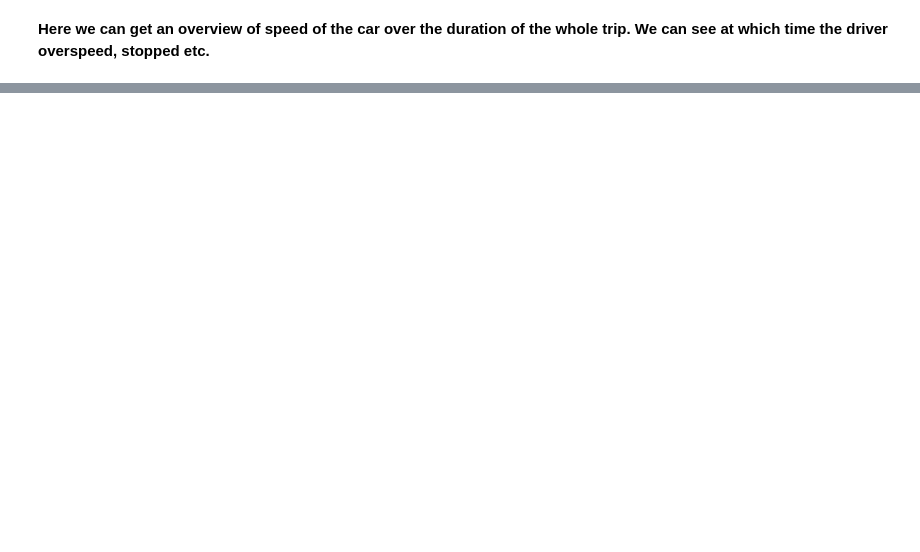
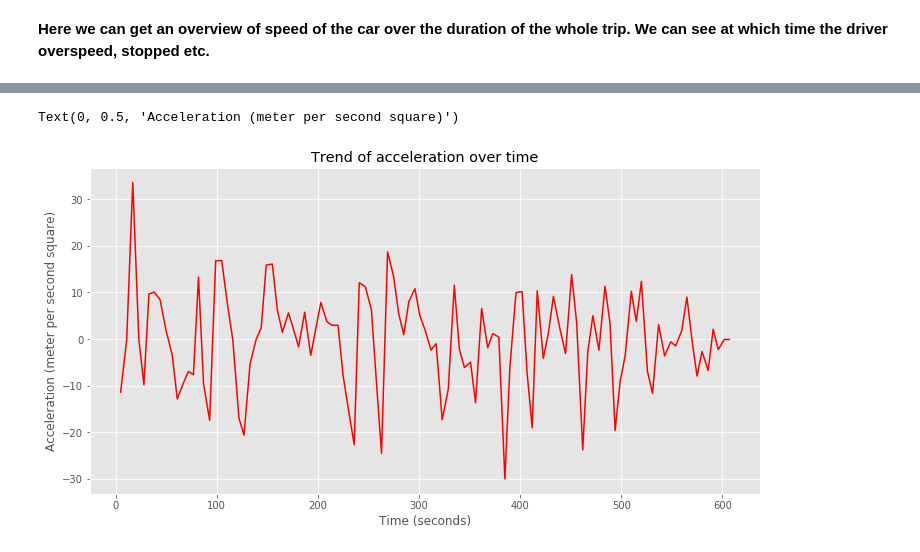
Before and after one commit to anish2197/data-analystics, a Jupyter notebook: Day 4.ipynb, the cells around one changed output, grey strips where cells are left out. Cells and saved outputs as stored; diff of their text form; code cells hidden in the pictures; blank space fills up the shorter version.

```diff
--- a/Day 4.ipynb
+++ b/Day 4.ipynb
@@ -142,0 +147,16 @@ plt.show()
+# %%
+# We can use the dataframe created in above section to find out acceleration
+
+df_acc = pd.DataFrame(columns=["time", "accleration"])
+
+length = len(df_speed) - 1
+
+for i in range(length):
+
+    time = (df_speed["time"].iloc[i])*60
+    speed_delta = df_speed["speed"].iloc[i+1] - df_speed["speed"].iloc[i]
+    time_delta = df_speed["time"].iloc[i+1] - df_speed["time"].iloc[i]
+
+    acceleration = speed_delta - time_delta
+
+    df_acc = df_acc.append({"time":time, "accleration":acceleration},ignore_index=True)
@@ -142,0 +175,9 @@ plt.show()
+# %%
+plt.figure(figsize=(12,6))
+plt.title("Trend of acceleration over time")
+plt.plot(df_acc["time"], df_acc["accleration"], color="red")
+plt.xlabel("Time (seconds)")
+plt.ylabel("Acceleration (meter per second square)")
+# %% [output]
+Text(0, 0.5, 'Acceleration (meter per second square)')
+[figure, added]
```
Also changed, not shown: parts of 5 cells of this notebook.
